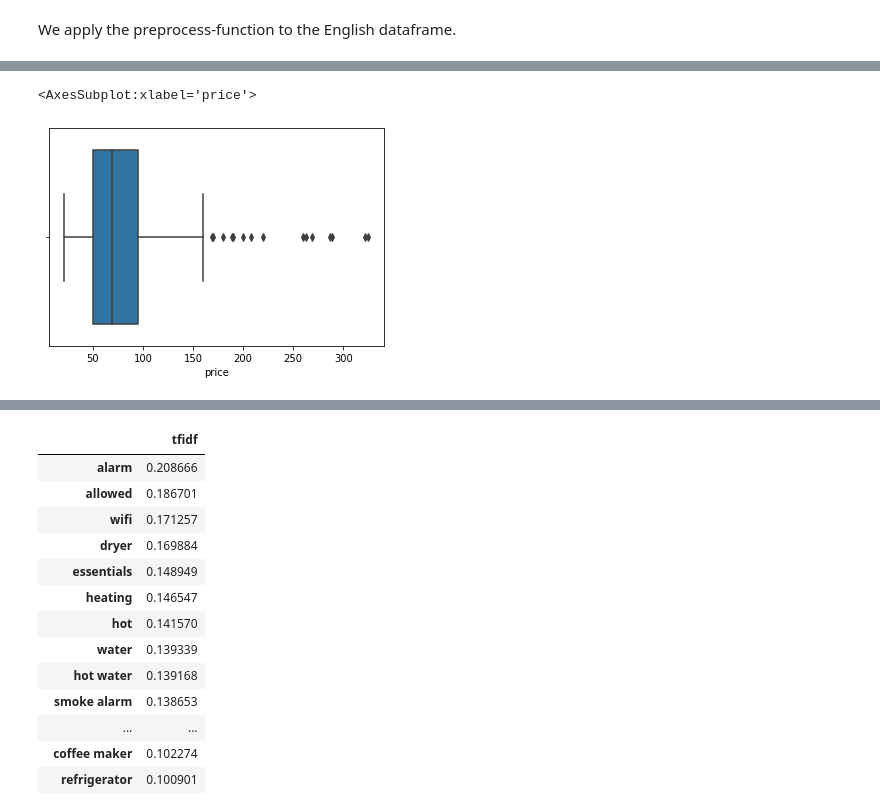
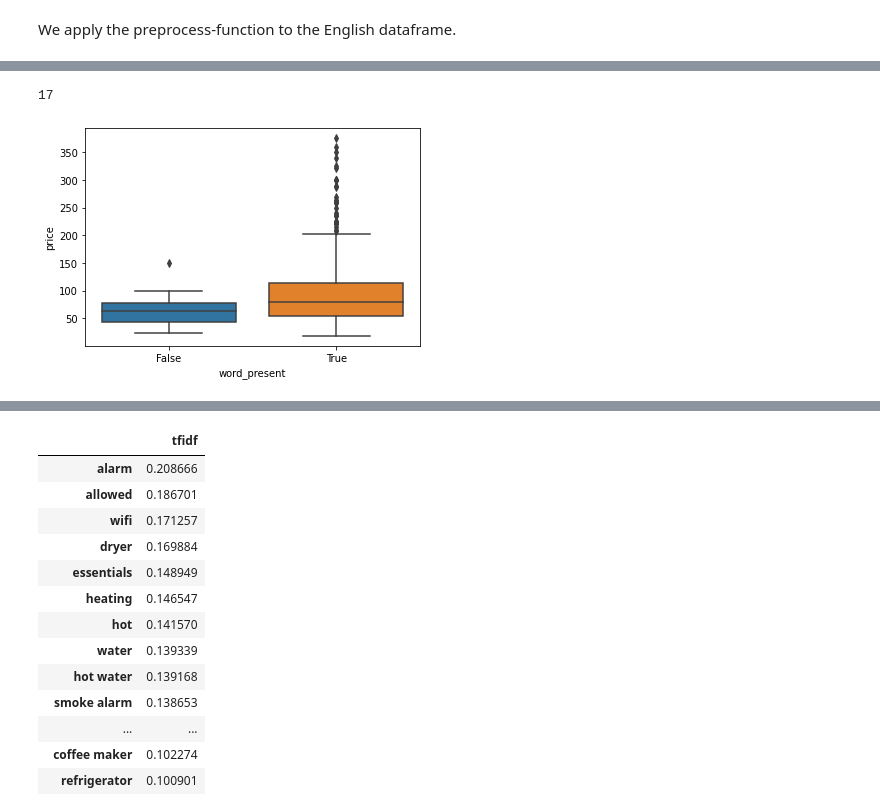
Before and after one commit to tibovdc/ProjectML, a Jupyter notebook: Sprint2.ipynb, the cells around one changed output, grey strips where cells are left out. Drawn from its saved outputs; the diff is of its cells as text; code cells hidden in the pictures.

```diff
--- a/Sprint2.ipynb
+++ b/Sprint2.ipynb
@@ -474,12 +544,8 @@ In order to find out if the price
 # %%
 data_city_center = data_en
-data_city_center["city"] = data_en['description'].str.contains('citi center|citi centr')
-
-data_city_center
+data_city_center["word_present"] = data_en['description'].str.contains("room|bathroom|hous|ghent|citi|live room|doubl bed|citi center|citi centr|walk distanc|equip kitchen")
+sns.boxplot(x="word_present", y='price', data=data_city_center)
+data_city_center[data_city_center["word_present"] == False].shape[0]
+# %% [output]
+17
+[figure, added]
-# %%
-plt.sublpot(8,4)
-
-sns.boxplot(x=data_city_center['price'])
-# %% [output]
-<AxesSubplot:xlabel='price'>
-[figure, removed]
```
Also changed, not shown: parts of 19 cells of this notebook.
